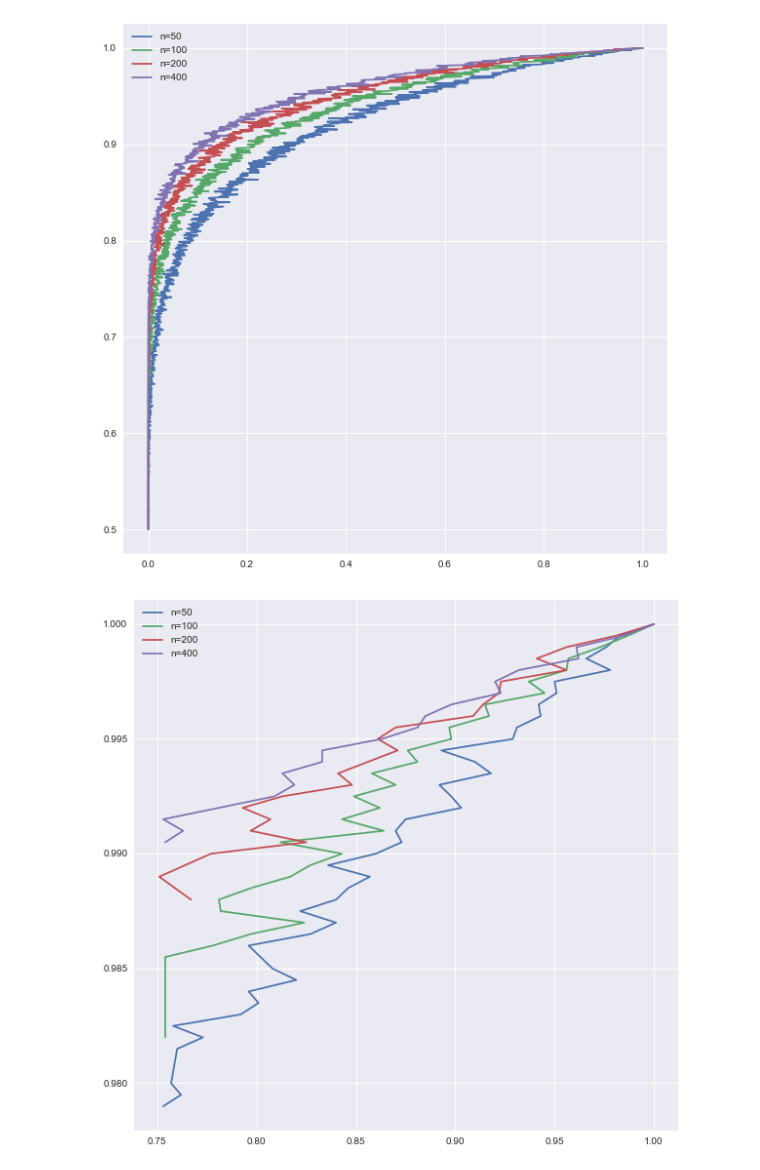
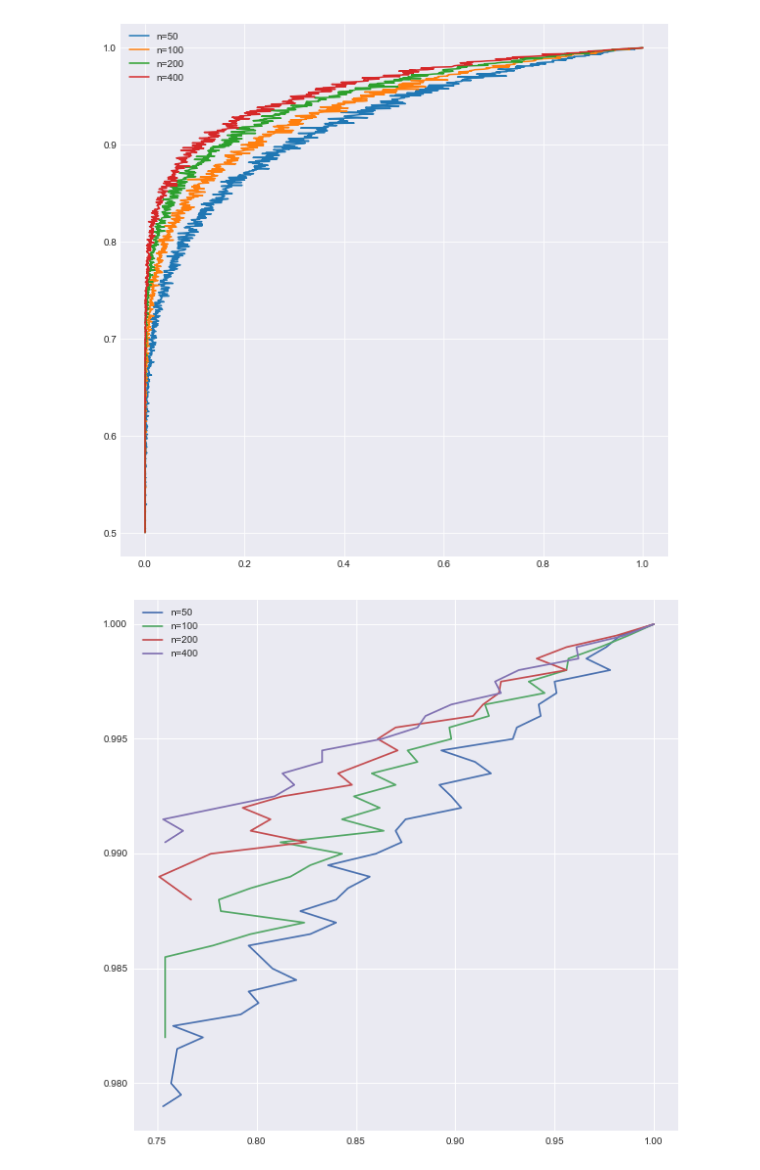
Before and after one commit to abhinavshaw1993/SampleBounds, a Jupyter notebook: Ipython_notebooks/Triplet Simulations.ipynb, the cells around one changed output. Drawn from its saved outputs; the diff is of its cells as text; code cells hidden in the pictures.

```diff
--- a/Ipython_notebooks/Triplet Simulations.ipynb
+++ b/Ipython_notebooks/Triplet Simulations.ipynb
@@ -41,16 +40,21 @@ for N in N_values:
         obs_list.append([N, delta, 1.0 - est_alpha_prime])
 # %%
 df = pd.DataFrame(data=obs_list, columns=["N", "delta", "alpha"])
+from pylab import rcParams
+rcParams['figure.figsize'] = 10, 10
+
+sns.set_style("darkgrid")
+new_df = df[df["delta"] > 0.5]
 
 plt.subplot()
 for N in N_values:
-    alpha_values = df[df["N"] == N].loc[:, ["alpha"]]
-    delta = df[df["N"] == N].loc[:, ["delta"]]
+    alpha_values = new_df[new_df["N"] == N].loc[:, ["alpha"]]
+    delta = new_df[new_df["N"] == N].loc[:, ["delta"]]
     plt.plot(alpha_values, delta, label="n=" + str(N))
 plt.legend(loc="best")
 plt.show()
 # %% [output]
-[figure, old version]
+[figure, new version]
 # %%
 min_alpha = 0.75
 
```
Also changed, not shown: parts of 1 cell of this notebook, 1 other file.
